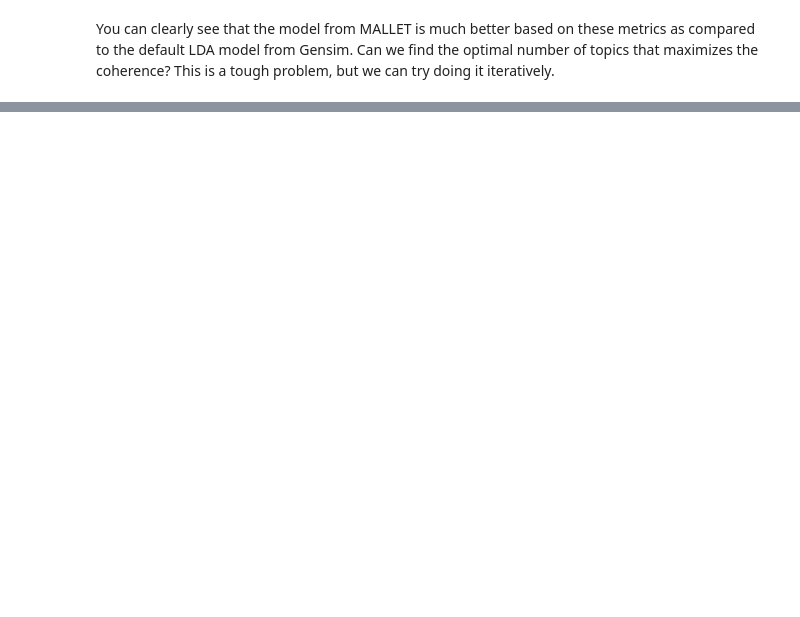
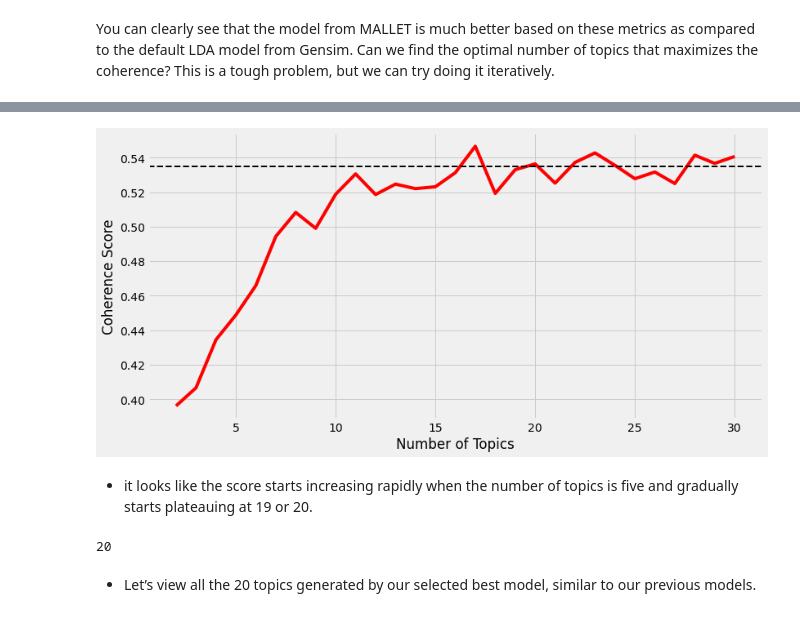
Before and after one commit to kurtsenol/machine-learning, a Jupyter notebook: LDA.ipynb, the cells around one changed output, grey strips where cells are left out. Saved outputs shown, nothing was run; the diff lists cells and outputs as text; code cells hidden in the pictures; blank space fills up the shorter version.

```diff
--- a/LDA.ipynb
+++ b/LDA.ipynb
@@ -375,0 +443,4 @@ metrics as compared to the default LDA model from Gensim. Can we find the optima
+# %%
+lda_models = pickle.load(open("drive/My Drive/nipstxt/lda_models.pkl", "rb"))
+# %%
+coherence_scores = pickle.load(open("drive/My Drive/nipstxt/coherence_scores.pkl", "rb"))
@@ -375,0 +463,32 @@ metrics as compared to the default LDA model from Gensim. Can we find the optima
+# %%
+import matplotlib.pyplot as plt
+plt.style.use('fivethirtyeight')
+
+
+x_ax = range(2, 31, 1)
+y_ax = coherence_scores
+
+plt.figure(figsize=(12, 6))
+plt.plot(x_ax, y_ax, c='r')
+
+plt.axhline(y=0.535, c='k', linestyle='--', linewidth=2)
+plt.rcParams['figure.facecolor'] = 'white'
+
+xl = plt.xlabel('Number of Topics')
+yl = plt.ylabel('Coherence Score')
+
+plt.show()
+# %% [output]
+[figure, added]
+# %% [markdown]
+* it looks like the score starts increasing rapidly when the number of
+topics is five and gradually starts plateauing at 19 or 20.
+# %%
+best_model_idx = coherence_df[coherence_df['Number of Topics'] == 20].index[0]
+best_lda_model = lda_models[best_model_idx]
+best_lda_model.num_topics
+# %% [output]
+20
+# %% [markdown]
+* Let’s view all the 20 topics generated by our selected best model, similar to our
+previous models.
```
Also changed, not shown: parts of 71 cells of this notebook.
